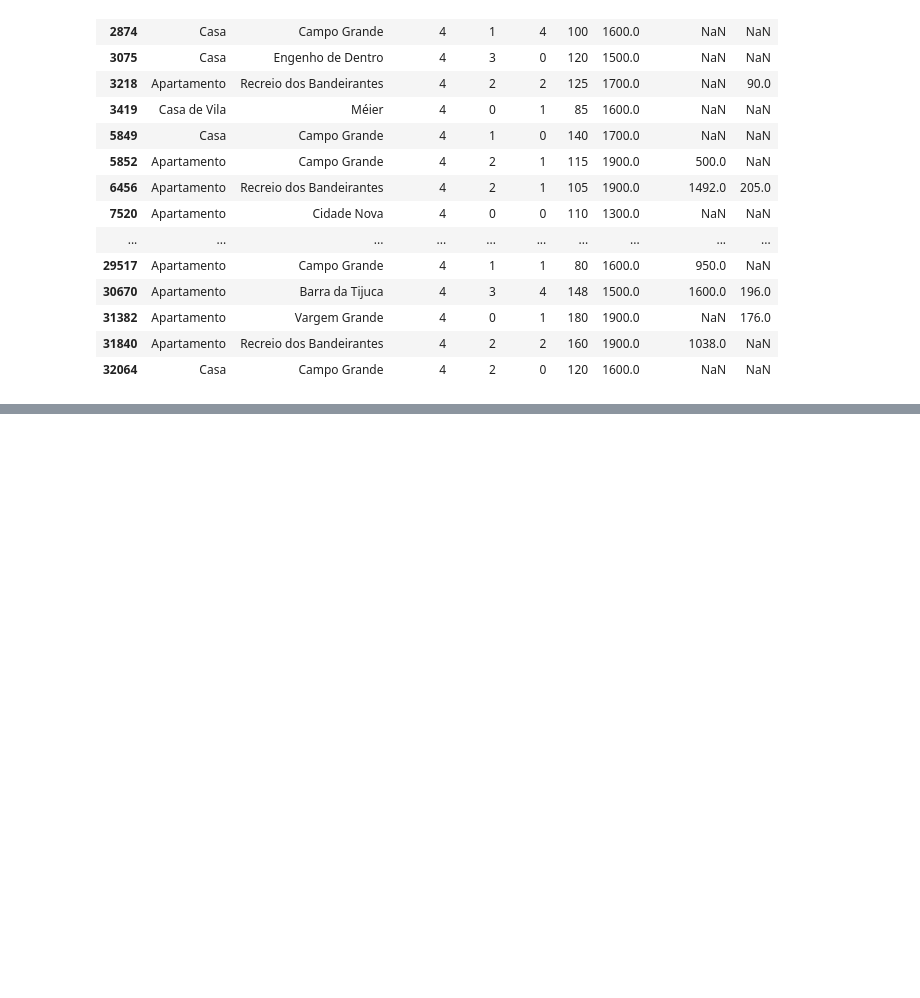
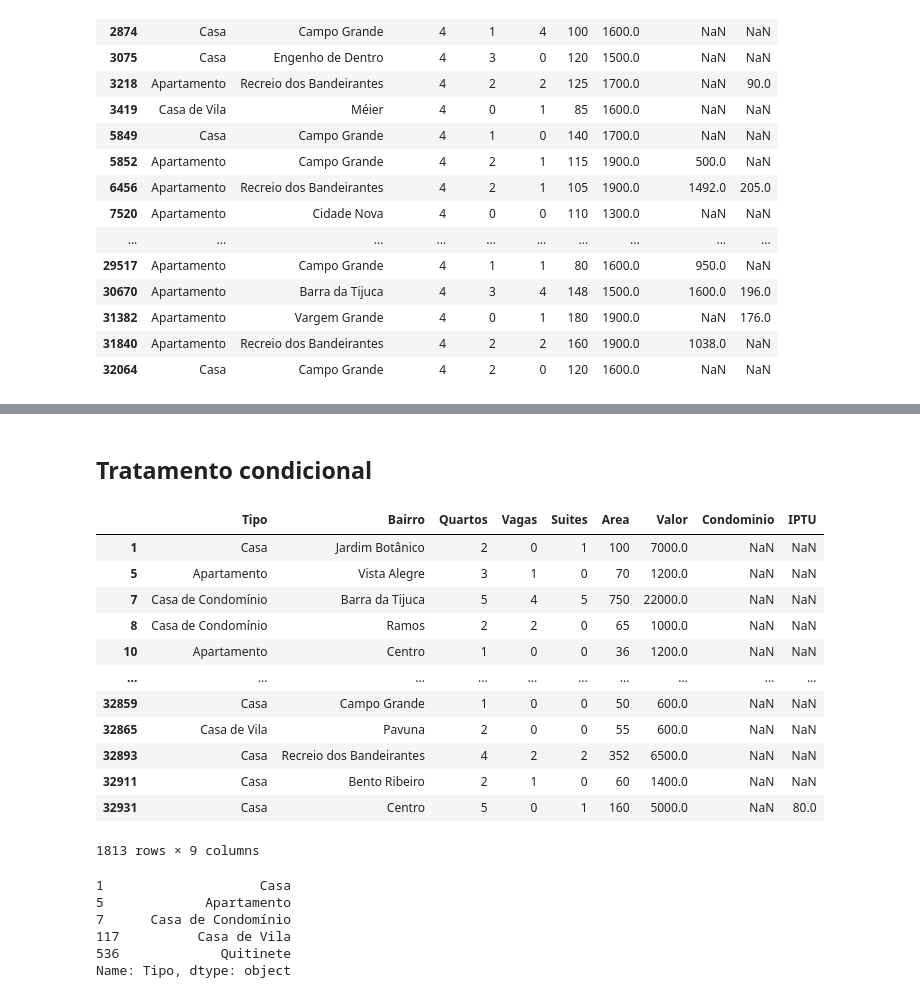
Before and after one commit to wagnergbriel/analise-de-dados, a Jupyter notebook: exercicio_pandas_relatorio_imoveis.ipynb, the cells around one changed output, grey strips where cells are left out. Drawn from its saved outputs; the diff is of its cells as text; code cells hidden in the pictures; blank space fills up the shorter version.

```diff
--- a/exercicio_pandas_relatorio_imoveis.ipynb
+++ b/exercicio_pandas_relatorio_imoveis.ipynb
@@ -300,0 +384,2 @@ Total de imoveis com menos de 4 quartos e aluguel menor que R$ 2.000: 41
+# %%
+df_residencial.dropna(subset=["Valor"], inplace=True) #substituindo os valores nulos por zero
@@ -300,0 +430,29 @@ Total de imoveis com menos de 4 quartos e aluguel menor que R$ 2.000: 41
+# %% [markdown]
+## Tratamento condicional
+# %%
+#Verificar os valores nulos da coluna Condominio
+df_residencial[df_residencial.Condominio.isnull()]
+# %% [output]
+|  | Tipo | Bairro | Quartos | Vagas | Suites | Area | Valor | Condominio | IPTU |
+| 1 | Casa | Jardim Botânico | 2 | 0 | 1 | 100 | 7000.0 | NaN | NaN |
+| 5 | Apartamento | Vista Alegre | 3 | 1 | 0 | 70 | 1200.0 | NaN | NaN |
+| 7 | Casa de Condomínio | Barra da Tijuca | 5 | 4 | 5 | 750 | 22000.0 | NaN | NaN |
+| 8 | Casa de Condomínio | Ramos | 2 | 2 | 0 | 65 | 1000.0 | NaN | NaN |
+| 10 | Apartamento | Centro | 1 | 0 | 0 | 36 | 1200.0 | NaN | NaN |
+| ... | ... | ... | ... | ... | ... | ... | ... | ... | ... |
+| 32859 | Casa | Campo Grande | 1 | 0 | 0 | 50 | 600.0 | NaN | NaN |
+| 32865 | Casa de Vila | Pavuna | 2 | 0 | 0 | 55 | 600.0 | NaN | NaN |
+| 32893 | Casa | Recreio dos Bandeirantes | 4 | 2 | 2 | 352 | 6500.0 | NaN | NaN |
+| 32911 | Casa | Bento Ribeiro | 2 | 1 | 0 | 60 | 1400.0 | NaN | NaN |
+| 32931 | Casa | Centro | 5 | 0 | 1 | 160 | 5000.0 | NaN | 80.0 |
+1813 rows × 9 columns
+# %%
+#Verificar quais tipos de residencia tem valores nulos
+df_residencial.Tipo[df_residencial.Condominio.isnull()].drop_duplicates()
+# %% [output]
+1                    Casa
+5             Apartamento
+7      Casa de Condomínio
+117          Casa de Vila
+536             Quitinete
+Name: Tipo, dtype: object
```
Also changed, not shown: parts of 16 cells of this notebook.
